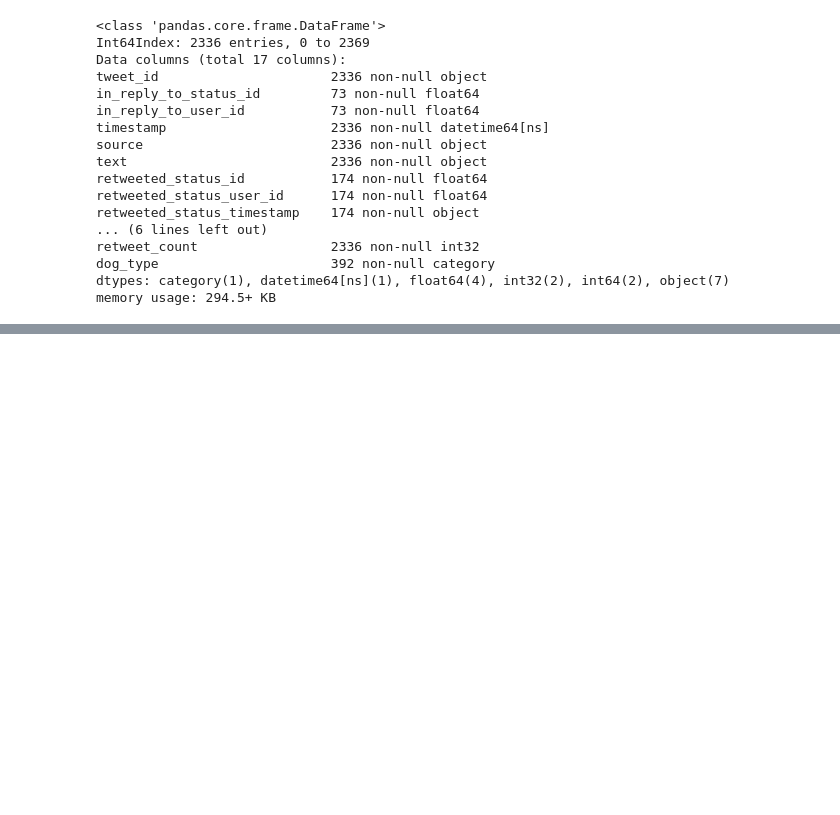
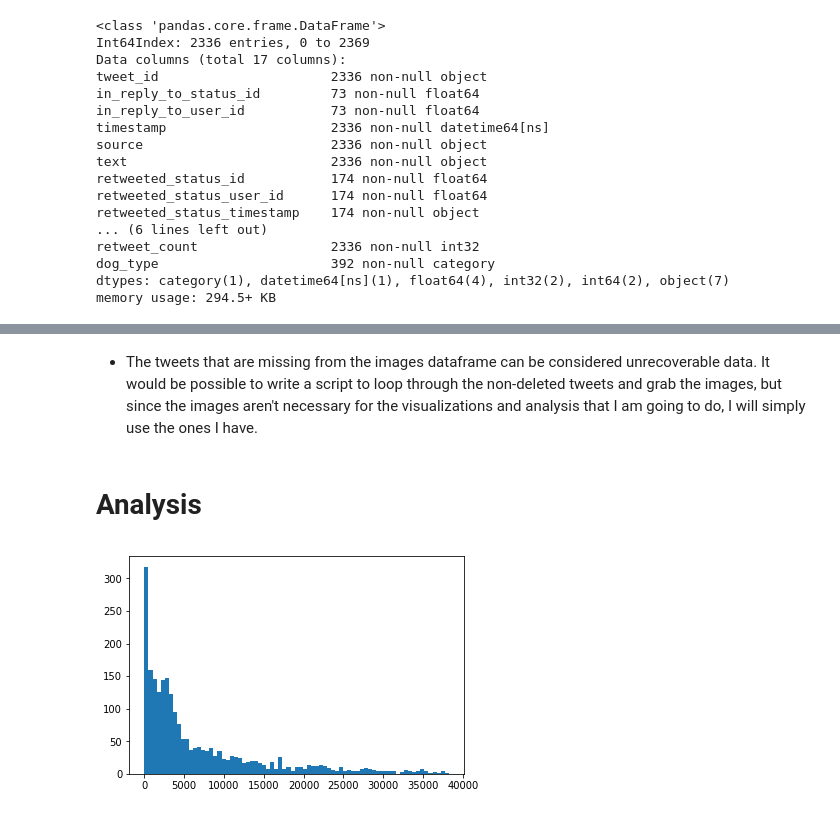
Before and after one commit to john-coletta/pupper-project, a Jupyter notebook: pupper-project.ipynb, the cells around one changed output, grey strips where cells are left out. Cells and saved outputs as stored; diff of their text form; code cells hidden in the pictures; blank space fills up the shorter version.

Commit message:
Added analysis and visualizations

```diff
--- a/pupper-project.ipynb
+++ b/pupper-project.ipynb
@@ -383,0 +426,4 @@ memory usage: 294.5+ KB
+# %% [markdown]
+- The tweets that are missing from the images dataframe can be considered unrecoverable data. It would be possible to write a script to loop through the non-deleted tweets and grab the images, but since the images aren't necessary for the visualizations and analysis that I am going to do, I will simply use the ones I have.
+# %% [markdown]
+# Analysis
@@ -383,0 +433,5 @@ memory usage: 294.5+ KB
+# %%
+plt.hist(tweets_df.favorite_count, 75,
+         range=[np.percentile(tweets_df.favorite_count, 2.5), np.percentile(tweets_df.favorite_count, 97.5)]);
+# %% [output]
+[figure, added]
```
Also changed, not shown: parts of 13 cells of this notebook.
